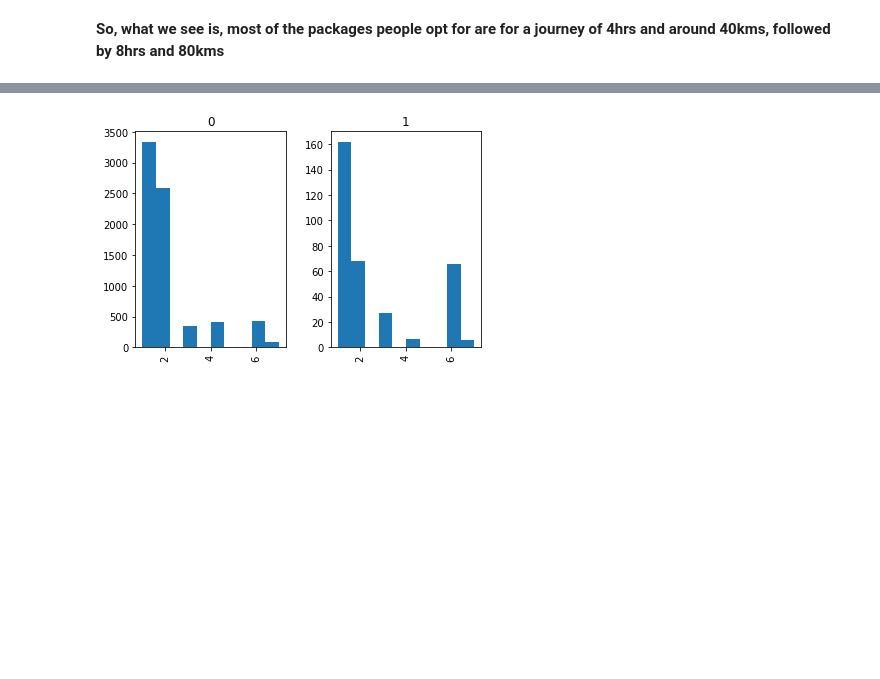
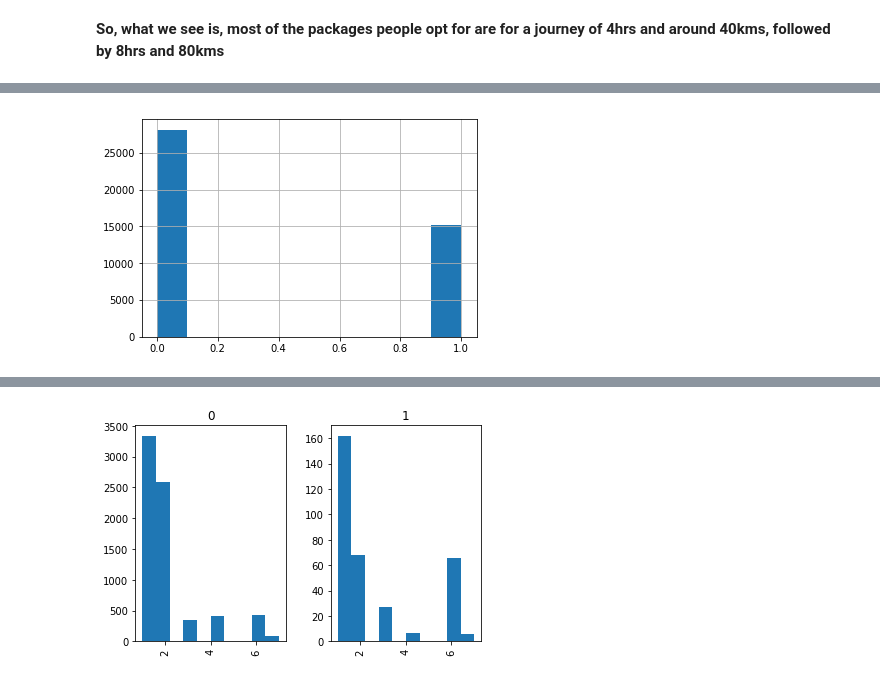
Before and after one commit to debisree/Springboard-Data-Science-Career-Track, a Jupyter notebook: predicting-cab-booking-cancellations.ipynb, the cells around one changed output, grey strips where cells are left out. Drawn from its saved outputs; the diff is of its cells as text; code cells hidden in the pictures; blank space fills up the shorter version.

```diff
--- a/predicting-cab-booking-cancellations.ipynb
+++ b/predicting-cab-booking-cancellations.ipynb
@@ -129,0 +157,4 @@ df.package_id.hist();
+# %%
+df.online_booking.hist();
+# %% [output]
+[figure, added]
```
Also changed, not shown: parts of 20 cells of this notebook.
